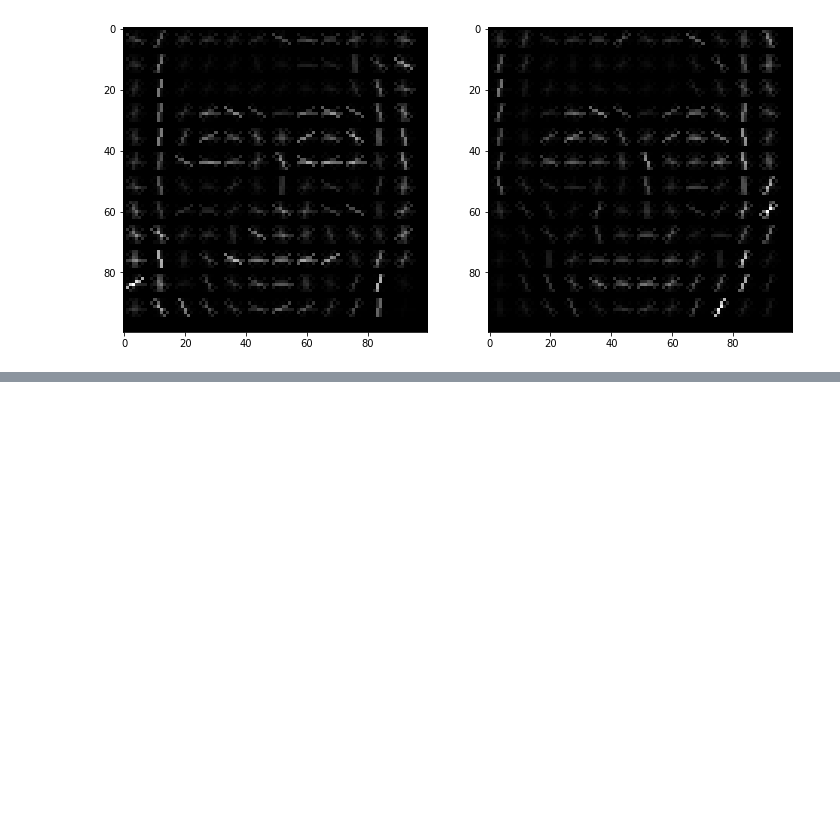
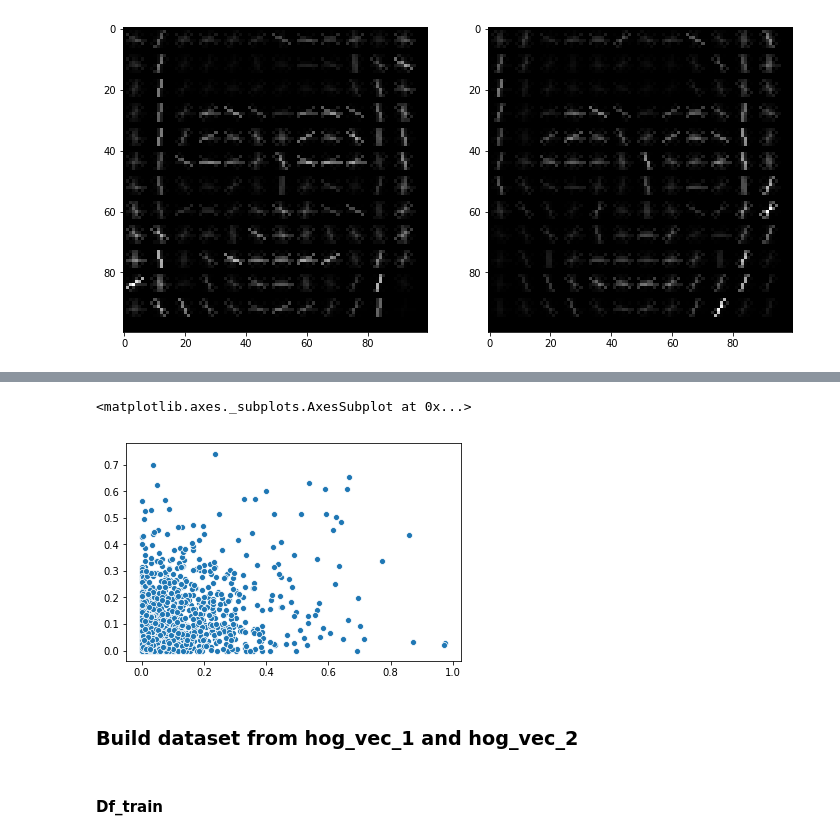
Before and after one commit to bkemmer/custom_cnn, a Jupyter notebook: notebooks/initialpreprocessing.ipynb, the cells around one changed output, grey strips where cells are left out. Drawn from its saved outputs; the diff is of its cells as text; code cells hidden in the pictures; blank space fills up the shorter version.

Commit message:
build dataset

```diff
--- a/notebooks/initialpreprocessing.ipynb
+++ b/notebooks/initialpreprocessing.ipynb
@@ -584,0 +631,9 @@ np.sum(np.abs(hog_vec_1, hog_vec_2))
+# %%
+sns.scatterplot(hog_vec_1, hog_vec_2)
+# %% [output]
+<matplotlib.axes._subplots.AxesSubplot at 0x...>
+[figure, added]
+# %% [markdown]
+### Build dataset from hog_vec_1 and hog_vec_2
+# %% [markdown]
+#### Df_train
```
Also changed, not shown: parts of 37 cells of this notebook.
